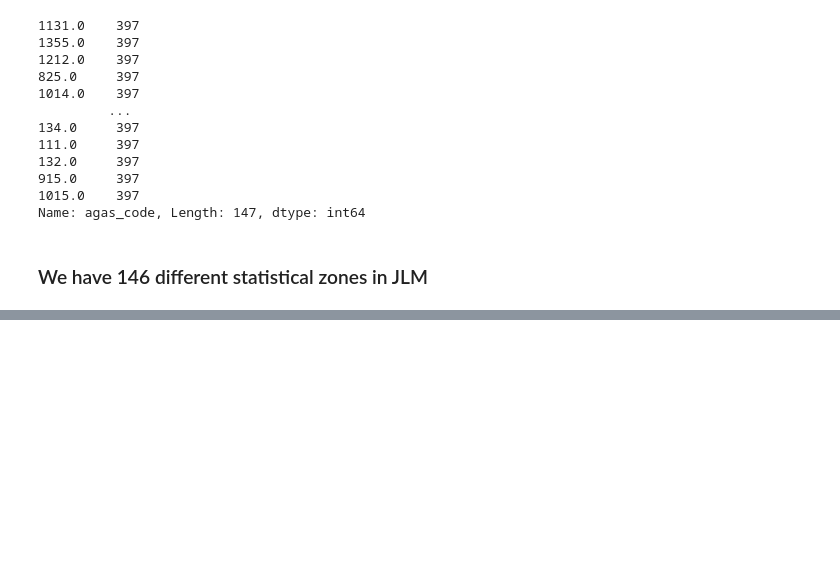
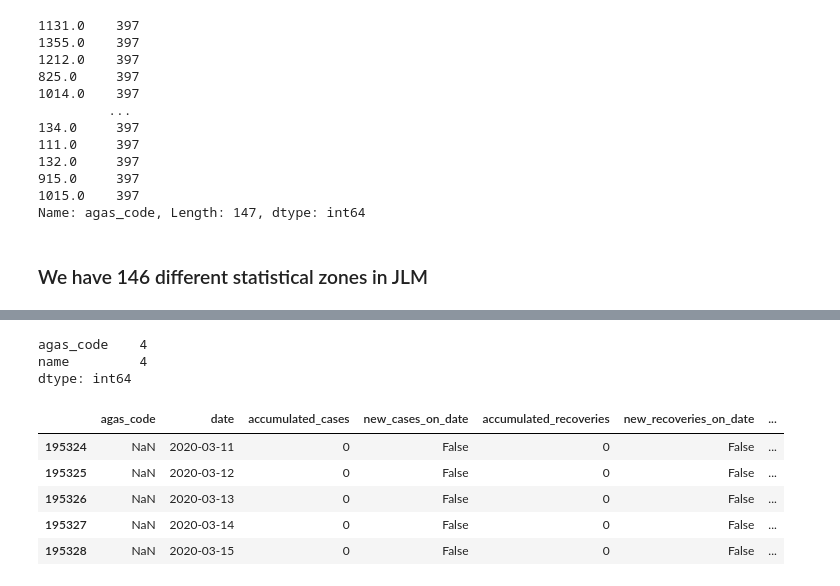
Before and after one commit to michaelsich/covid_predict_by_sectors, a Jupyter notebook: cleanup.ipynb, the cells around one changed output, grey strips where cells are left out. Saved outputs shown, nothing was run; the diff lists cells and outputs as text; code cells hidden in the pictures; blank space fills up the shorter version.

```diff
--- a/cleanup.ipynb
+++ b/cleanup.ipynb
@@ -188,3 +188,5 @@ jlm_df.agas_code.value_counts()
 Name: agas_code, Length: 147, dtype: int64
 # %% [markdown]
 ### We have 146 different statistical zones in JLM
+# %%
+jlm_df = jlm_df.drop(columns=['town_code', 'town'])
@@ -190,0 +209,6 @@ Name: agas_code, Length: 147, dtype: int64
+# %%
+sectors.isna().sum()
+# %% [output]
+agas_code    4
+name         4
+dtype: int64
@@ -190,0 +217,9 @@ Name: agas_code, Length: 147, dtype: int64
+# %%
+jlm_df.head()
+# %% [output]
+|  | agas_code | date | accumulated_cases | new_cases_on_date | accumulated_recoveries | new_recoveries_on_date | ... |
+| 195324 | NaN | 2020-03-11 | 0 | False | 0 | False | ... |
+| 195325 | NaN | 2020-03-12 | 0 | False | 0 | False | ... |
+| 195326 | NaN | 2020-03-13 | 0 | False | 0 | False | ... |
+| 195327 | NaN | 2020-03-14 | 0 | False | 0 | False | ... |
+| 195328 | NaN | 2020-03-15 | 0 | False | 0 | False | ... |
```
Also changed, not shown: parts of 4 cells of this notebook.
